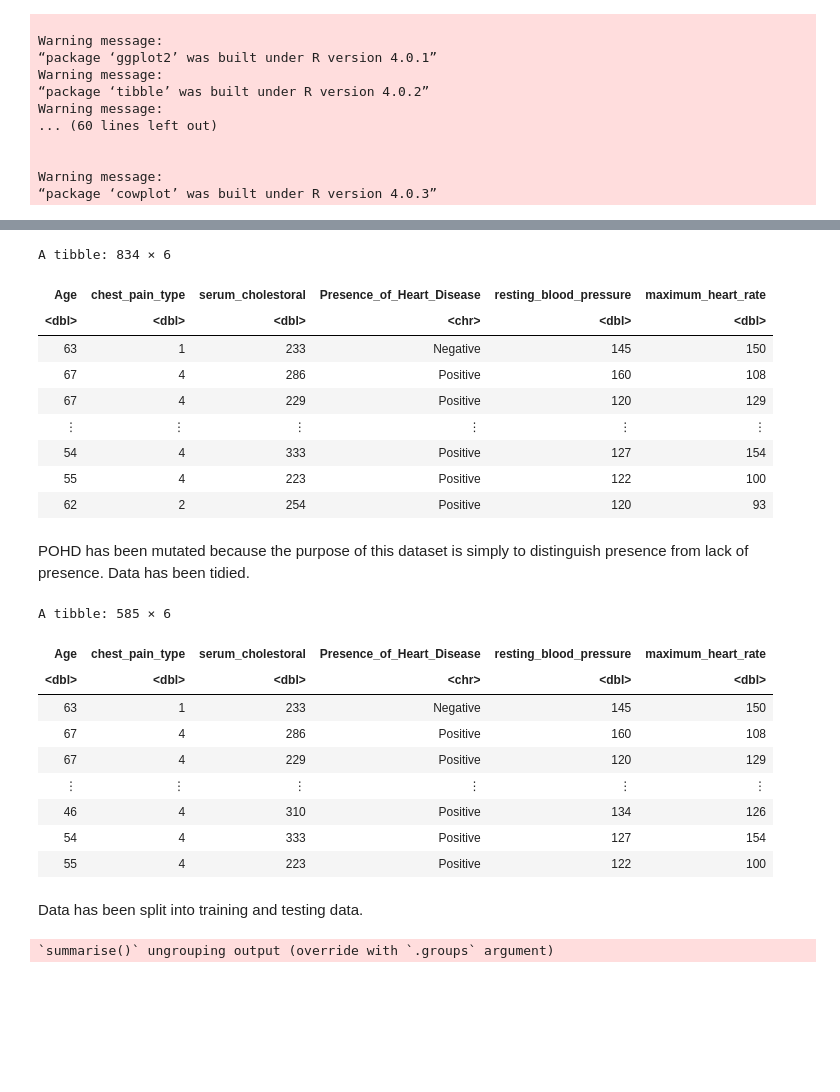
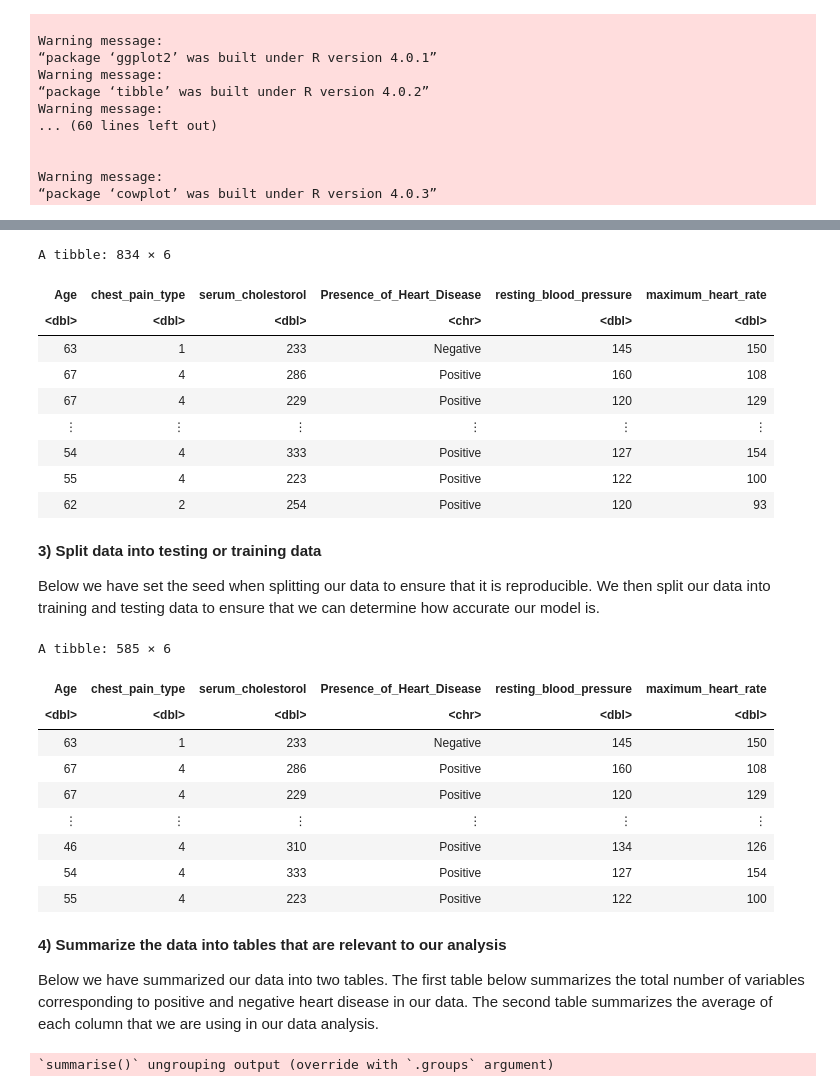
Before and after one commit to JahnaviChen/Heart-Disease, a Jupyter notebook: Heart Disease.ipynb, the cells around one changed output, grey strips where cells are left out. Drawn from its saved outputs; the diff is of its cells as text; code cells hidden in the pictures; blank space fills up the shorter version.

```diff
--- a/Heart Disease.ipynb
+++ b/Heart Disease.ipynb
@@ -91,15 +104,15 @@ A tibble: 6 × 14
 # %%
 POHD2 <- mutate(heart_disease_data1, Presence_of_Heart_Disease = ifelse(POHD>0, "Positive", "Negative"))
 
 #select for desired columns
 heart_data <- POHD2 %>%
-                    select(Age, chest_pain_type, serum_cholestoral, Presence_of_Heart_Disease, resting_blood_pressure, maximum_heart_rate)
+                    select(Age, chest_pain_type, serum_cholestorol, Presence_of_Heart_Disease, resting_blood_pressure, maximum_heart_rate)
 #remove NAs
 heart_disease_data1 <- na.omit(heart_data)
 heart_disease_data1
 # %% [output]
 A tibble: 834 × 6
-| Age | chest_pain_type | serum_cholestoral | Presence_of_Heart_Disease | resting_blood_pressure | maximum_heart_rate |
+| Age | chest_pain_type | serum_cholestorol | Presence_of_Heart_Disease | resting_blood_pressure | maximum_heart_rate |
 | <dbl> | <dbl> | <dbl> | <chr> | <dbl> | <dbl> |
 | 63 | 1 | 233 | Negative | 145 | 150 |
 | 67 | 4 | 286 | Positive | 160 | 108 |
@@ -108,8 +121,10 @@ A tibble: 834 × 6
 | 54 | 4 | 333 | Positive | 127 | 154 |
 | 55 | 4 | 223 | Positive | 122 | 100 |
 | 62 | 2 | 254 | Positive | 120 | 93 |
-# %% [markdown]
-POHD has been mutated because the purpose of this dataset is simply to distinguish presence from lack of presence. Data has been tidied.
+# %% [markdown]
+**3) Split data into testing or training data**
+
+Below we have set the seed when splitting our data to ensure that it is reproducible. We then split our data into training and testing data to ensure that we can determine how accurate our model is.
 # %%
 set.seed(1234)
 
@@ -120,7 +135,7 @@ heart_disease_test <- testing(heart_disease_split)
 heart_disease_train
 # %% [output]
 A tibble: 585 × 6
-| Age | chest_pain_type | serum_cholestoral | Presence_of_Heart_Disease | resting_blood_pressure | maximum_heart_rate |
+| Age | chest_pain_type | serum_cholestorol | Presence_of_Heart_Disease | resting_blood_pressure | maximum_heart_rate |
 | <dbl> | <dbl> | <dbl> | <chr> | <dbl> | <dbl> |
 | 63 | 1 | 233 | Negative | 145 | 150 |
 | 67 | 4 | 286 | Positive | 160 | 108 |
@@ -129,8 +144,10 @@ A tibble: 585 × 6
 | 46 | 4 | 310 | Positive | 134 | 126 |
 | 54 | 4 | 333 | Positive | 127 | 154 |
 | 55 | 4 | 223 | Positive | 122 | 100 |
-# %% [markdown]
-Data has been split into training and testing data.
+# %% [markdown]
+**4) Summarize the data into tables that are relevant to our analysis**
+
+Below we have summarized our data into two tables. The first table below summarizes the total number of variables corresponding to positive and negative heart disease in our data. The second table summarizes the average of each column that we are using in our data analysis.
 # %%
 #useful Tables
 
```
Also changed, not shown: parts of 13 cells of this notebook.
